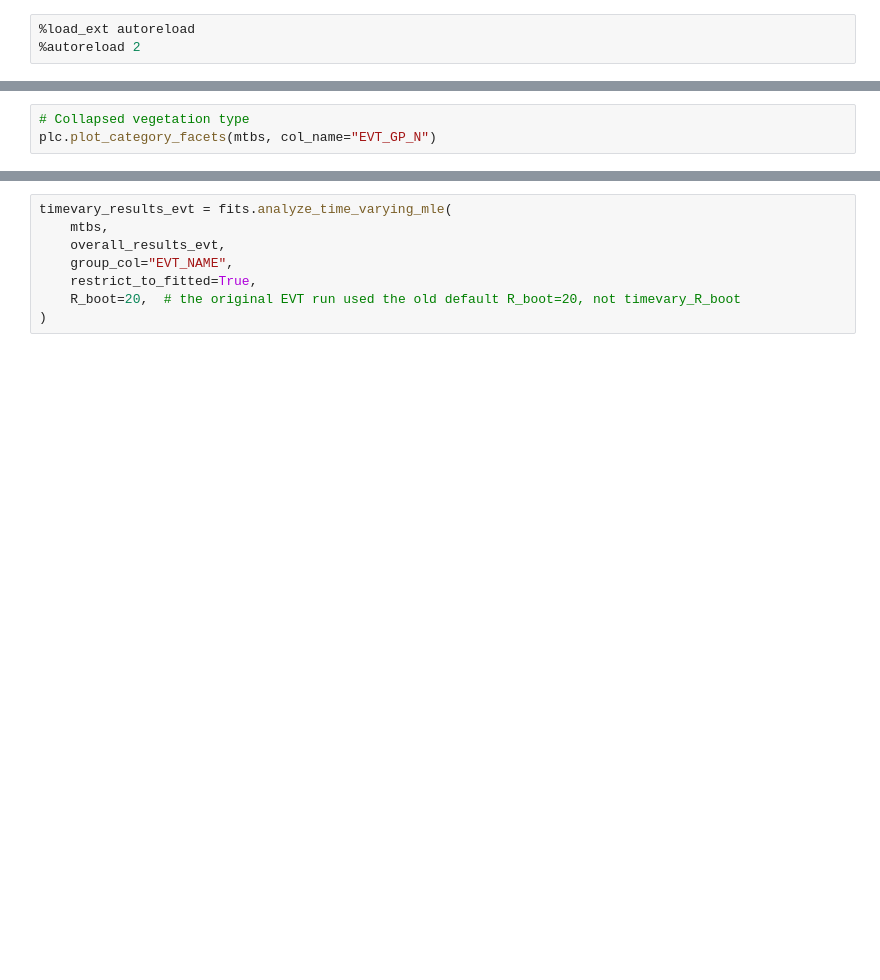
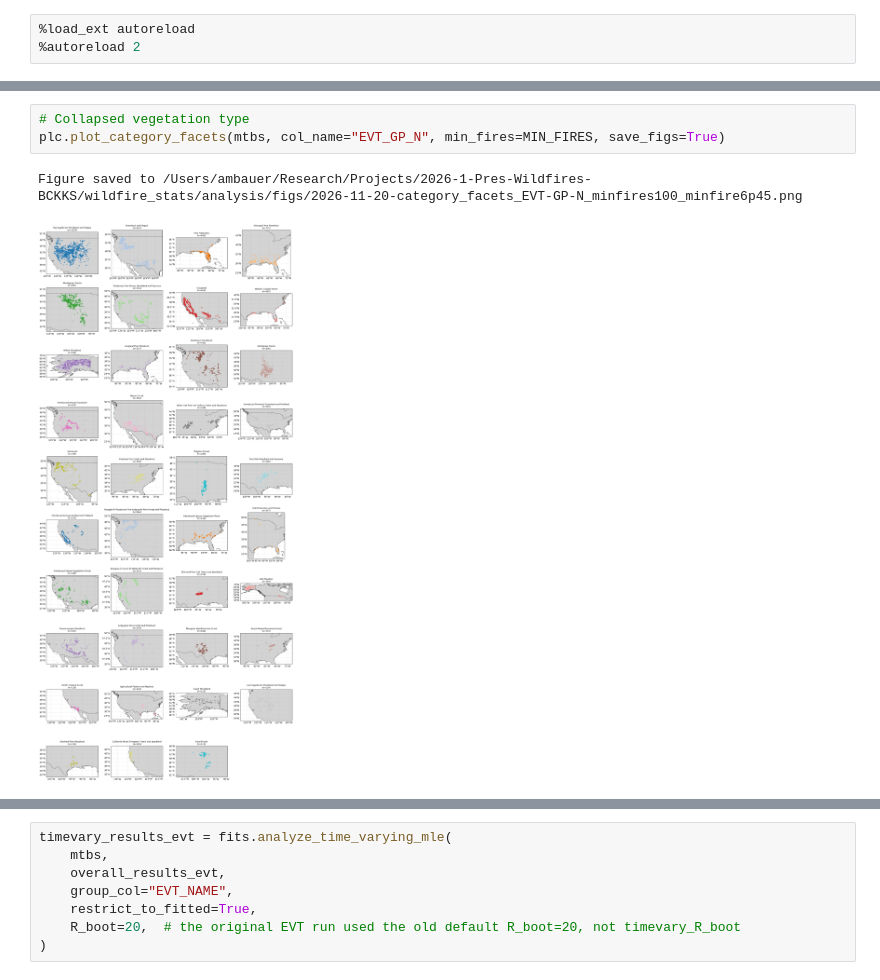
Before and after one commit to adam-bauer-34/wildfire_stats, a Jupyter notebook: dev/7_evt_classifier.ipynb, the cells around one changed output, grey strips where cells are left out. Saved outputs shown, nothing was run; the diff lists cells and outputs as text; blank space fills up the shorter version.

```diff
--- a/dev/7_evt_classifier.ipynb
+++ b/dev/7_evt_classifier.ipynb
@@ -55,6 +93,9 @@ plc.plot_category_facets(mtbs, col_name="EVT_PHYS")
 # %%
 # Collapsed vegetation type
-plc.plot_category_facets(mtbs, col_name="EVT_GP_N")
+plc.plot_category_facets(mtbs, col_name="EVT_GP_N", min_fires=MIN_FIRES, save_figs=True)
+# %% [output]
+Figure saved to /Users/ambauer/Research/Projects/2026-1-Pres-Wildfires-BCKKS/wildfire_stats/analysis/figs/2026-11-20-category_facets_EVT-GP-N_minfires100_minfire6p45.png
+[figure, added]
 # %%
 # only fit EVT_NAME groups with >= min_fires fires total
 overall_results_evt = fits.fit_static_by_group(mtbs, "EVT_NAME", min_n=A["min_fires"])
```
Also changed, not shown: parts of 12 cells of this notebook, 21 other files.
